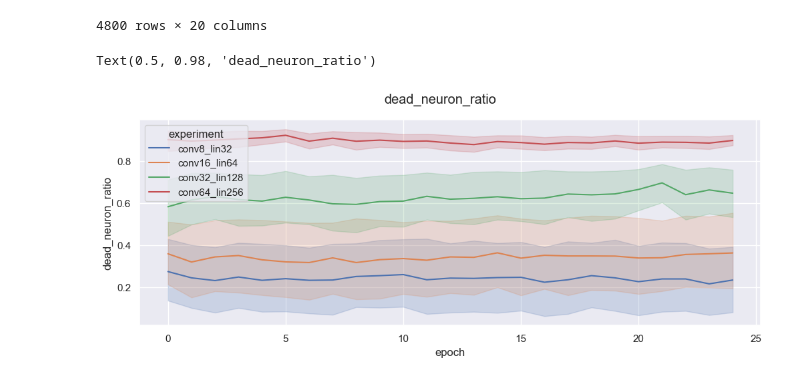
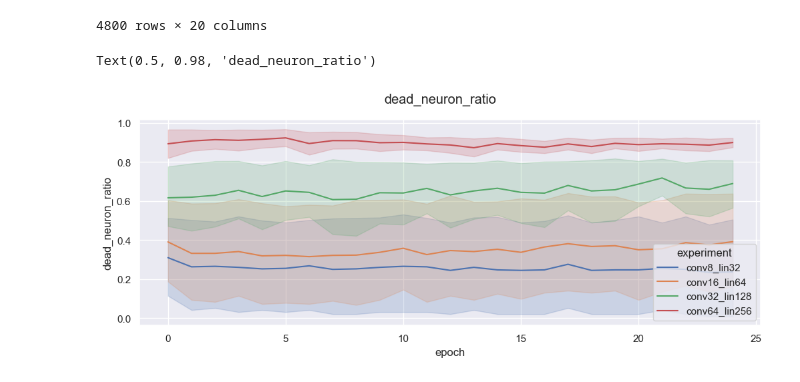
Before and after one commit to mariusdgm/minatar_work, a Jupyter notebook: notebooks/prepare_ai_days_poster.ipynb, the cells around one changed output. Saved outputs shown, nothing was run; the diff lists cells and outputs as text; code cells hidden in the pictures.

```diff
--- a/notebooks/prepare_ai_days_poster.ipynb
+++ b/notebooks/prepare_ai_days_poster.ipynb
@@ -167,6 +225,5 @@ experiment_paths = collect_pruning_output_files(
 # %%
 def process_pruning_stats_file(file):
-
     checkpoint = torch.load(file)
 
     exp_stats = checkpoint["pruning_validation_results"]
@@ -181,6 +238,7 @@ def process_pruning_stats_file(file):
         records.append(stats)
 
     return records
+
 
 def add_baseline_stats(baseline_file, file):
     """Add a new record with the baseline stats and an associated
@@ -200,8 +258,8 @@ def add_baseline_stats(baseline_file, file):
 
     return records
 
+
 def get_records_from_pruning_experiment(experiment_files):
-
     config_path = experiment_files["config_path"]
 
     stats = []
@@ -231,8 +289,8 @@ def get_records_from_pruning_experiment(experiment_files):
 
     return flat_records
 
+
 def collect_pruning_experiment_results(experiment_paths):
-
     records = []
     for experiment_files in experiment_paths:
         records.extend(get_records_from_pruning_experiment(experiment_files))
@@ -242,17 +300,18 @@ def collect_pruning_experiment_results(experiment_paths):
 
     return df
 
+
 df = collect_pruning_experiment_results(experiment_paths)
 
 pruning_method_nr_to_name = {
-    '1': 'prune_middle',
-    '2': 'prune_features',
-    '3': 'prune_all',
-    '4': 's_prune_conv'
+    "1": "prune_middle",
+    "2": "prune_features",
+    "3": "prune_all",
+    "4": "s_prune_conv",
 }
 
 # Map the 'fruit' column to 'color'
-df['pruning_method'] = df['pruning_method'].map(pruning_method_nr_to_name)
+df["pruning_method"] = df["pruning_method"].map(pruning_method_nr_to_name)
 
 df.head()
 # %% [output]
@@ -495,14 +654,20 @@ def compare_redo_pruning(exp_paths):
     return df
 # %%
 # Collect all paths to models in a specified folder
-training_outputs_folder_path = os.path.join(proj_root, "experiments", "training", "outputs")
-pruning_outputs_folder_path = os.path.join(proj_root, "experiments", "pruning", "outputs")
+training_outputs_folder_path = os.path.join(
+    proj_root, "experiments", "training", "outputs"
+)
+pruning_outputs_folder_path = os.path.join(
+    proj_root, "experiments", "pruning", "outputs"
+)
 
-experiments_folder = os.path.join(training_outputs_folder_path, training_timestamp_folder)
+experiments_folder = os.path.join(
+    training_outputs_folder_path, training_timestamp_folder
+)
 
 experiment_paths = collect_training_output_files(
-        os.path.join(training_outputs_folder_path, training_timestamp_folder)
-    )
+    os.path.join(training_outputs_folder_path, training_timestamp_folder)
+)
 
 for exp in experiment_paths:
     exp["models_folder_path"] = os.path.dirname(exp["model_path"])
@@ -547,21 +712,24 @@ invalid value encountered in divide
 | 149 | 1 | space_invaders | conv8_lin32 | 0.100 | 2 | 28 | 2 | ... |
 4800 rows × 20 columns
 # %%
-metric_col = 'dead_neuron_ratio'
+metric_col = "dead_neuron_ratio"
 
-experiment_order = ['conv8_lin32', 'conv16_lin64', 'conv32_lin128', 'conv64_lin256']
+experiment_order = ["conv8_lin32", "conv16_lin64", "conv32_lin128", "conv64_lin256"]
 
 sub_df = df_res[df_res["tau"] == 0.025]
+sub_df = sub_df[sub_df["env"].isin(envs_to_keep)]
 
 # Compute the average metric between the seeds for each experiment
-avg_df = sub_df.groupby(['env', 'experiment', 'epoch', "layer"]).mean().reset_index()
+avg_df = sub_df.groupby(["env", "experiment", "epoch", "layer"]).mean().reset_index()
 
 fig, ax = plt.subplots(figsize=(12, 4))
 
-sns.lineplot(avg_df, x="epoch", y=metric_col, hue='experiment', hue_order = experiment_order, ax = ax)
+sns.lineplot(
+    avg_df, x="epoch", y=metric_col, hue="experiment", hue_order=experiment_order, ax=ax
+)
 
 fig.suptitle(metric_col)
 # %% [output]
 Text(0.5, 0.98, 'dead_neuron_ratio')
-[figure, old version]
+[figure, new version]
 # %%
```
Also changed, not shown: parts of 13 cells of this notebook, 18 other files.
